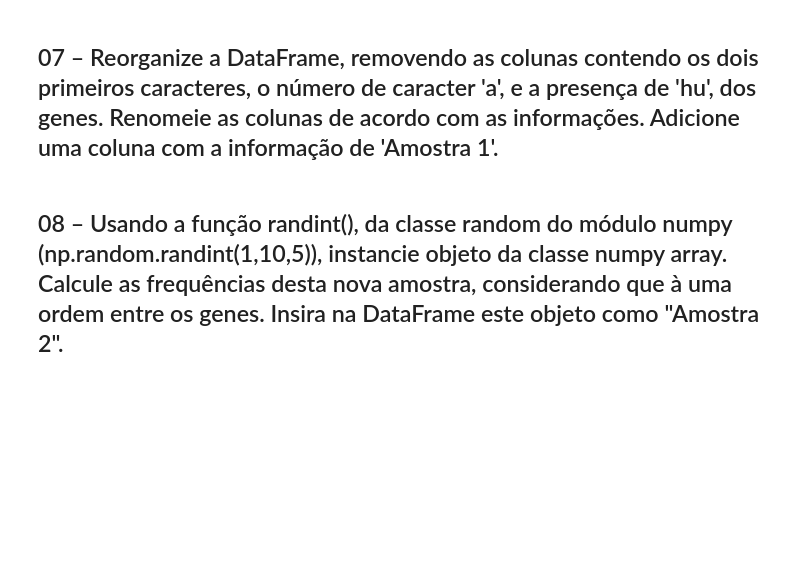
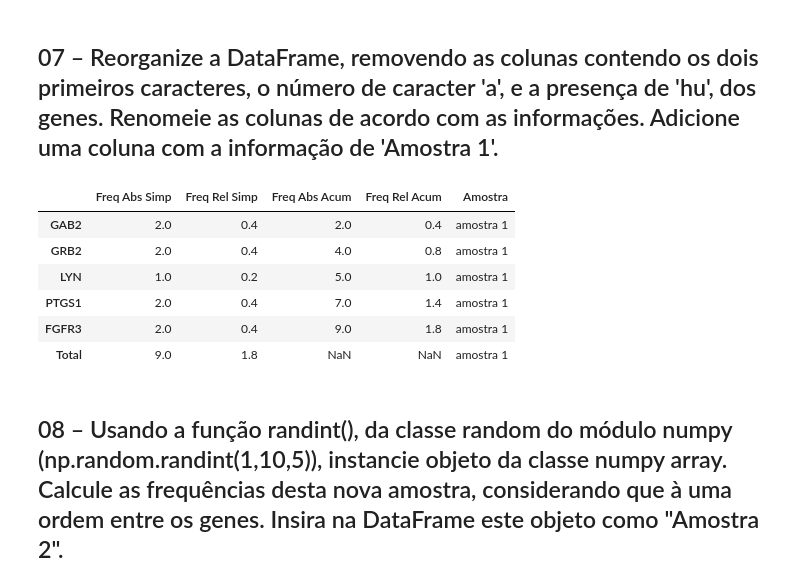
Before and after one commit to biancankusma/python_basico, a Jupyter notebook: 13-Variáveis_Qualitativas_2026-03-30.ipynb, the cells around one changed output. Cells and saved outputs as stored; diff of their text form; code cells hidden in the pictures; blank space fills up the shorter version.

```diff
--- a/13-Variáveis_Qualitativas_2026-03-30.ipynb
+++ b/13-Variáveis_Qualitativas_2026-03-30.ipynb
@@ -31,4 +106,18 @@ R.:
 # %% [markdown]
 ## 07 – Reorganize a DataFrame, removendo as colunas contendo os dois primeiros caracteres, o número de caracter 'a', e a presença de 'hu', dos genes. Renomeie as colunas de acordo com as informações. Adicione uma coluna com a informação de 'Amostra 1'.
+# %%
+df7_13 = df6_13.drop(columns=['num_caract','primeiros_2_caract', 'quant_a', 'tem_hu'])
+
+df7_13.loc["Total", ['Freq Abs Simp', "Freq Rel Simp"]] = df7_13.sum()
+df7_13['Amostra']= 'amostra 1'
+df7_13
+# %% [output]
+|  | Freq Abs Simp | Freq Rel Simp | Freq Abs Acum | Freq Rel Acum | Amostra |
+| GAB2 | 2.0 | 0.4 | 2.0 | 0.4 | amostra 1 |
+| GRB2 | 2.0 | 0.4 | 4.0 | 0.8 | amostra 1 |
+| LYN | 1.0 | 0.2 | 5.0 | 1.0 | amostra 1 |
+| PTGS1 | 2.0 | 0.4 | 7.0 | 1.4 | amostra 1 |
+| FGFR3 | 2.0 | 0.4 | 9.0 | 1.8 | amostra 1 |
+| Total | 9.0 | 1.8 | NaN | NaN | amostra 1 |
 # %% [markdown]
 ## 08 – Usando a função randint(), da classe random do módulo numpy (np.random.randint(1,10,5)), instancie objeto da classe numpy array. Calcule as frequências desta nova amostra, considerando que à uma ordem entre os genes. Insira na DataFrame este objeto como "Amostra 2".
```
Also changed, not shown: parts of 7 cells of this notebook.
